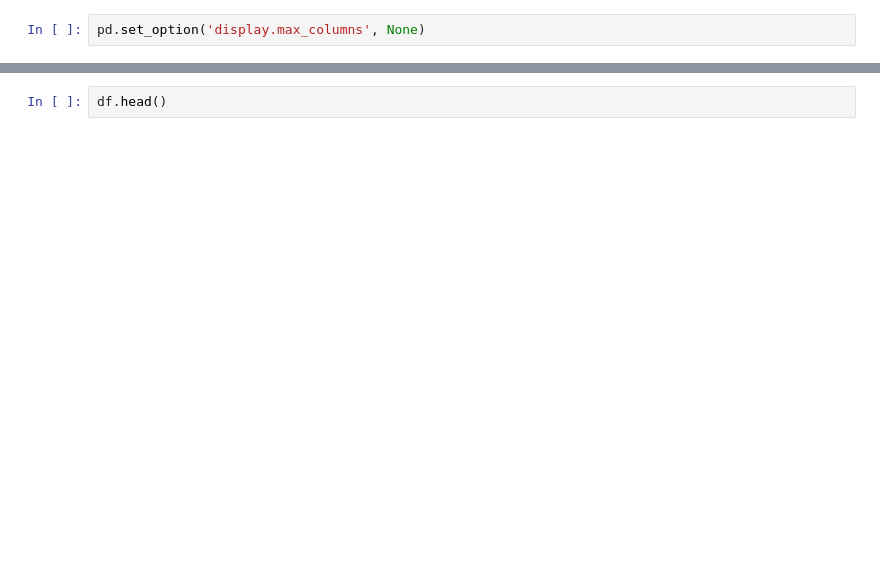
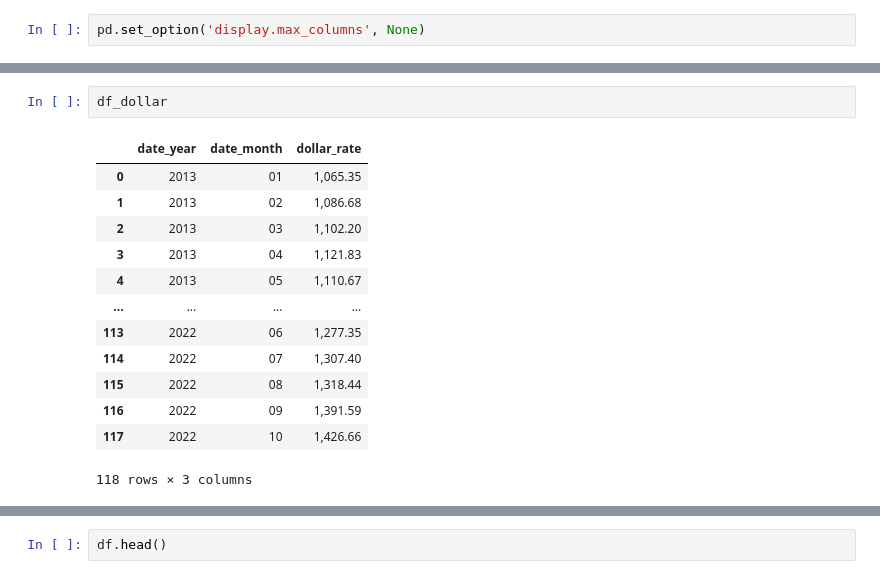
Before and after one commit to Jesimsim/ds-section2-project, a Jupyter notebook: section2_project_practice.ipynb, the cells around one changed output, grey strips where cells are left out. Cells and saved outputs as stored; diff of their text form; blank space fills up the shorter version.

```diff
--- a/section2_project_practice.ipynb
+++ b/section2_project_practice.ipynb
@@ -994 +1033,17 @@ df_dubaioil.tail()
+# %%
+df_dollar
+# %% [output]
+|  | date_year | date_month | dollar_rate |
+| 0 | 2013 | 01 | 1,065.35 |
+| 1 | 2013 | 02 | 1,086.68 |
+| 2 | 2013 | 03 | 1,102.20 |
+| 3 | 2013 | 04 | 1,121.83 |
+| 4 | 2013 | 05 | 1,110.67 |
+| ... | ... | ... | ... |
+| 113 | 2022 | 06 | 1,277.35 |
+| 114 | 2022 | 07 | 1,307.40 |
+| 115 | 2022 | 08 | 1,318.44 |
+| 116 | 2022 | 09 | 1,391.59 |
+| 117 | 2022 | 10 | 1,426.66 |
+118 rows × 3 columns
 # %%
```
Also changed, not shown: parts of 41 cells of this notebook.
